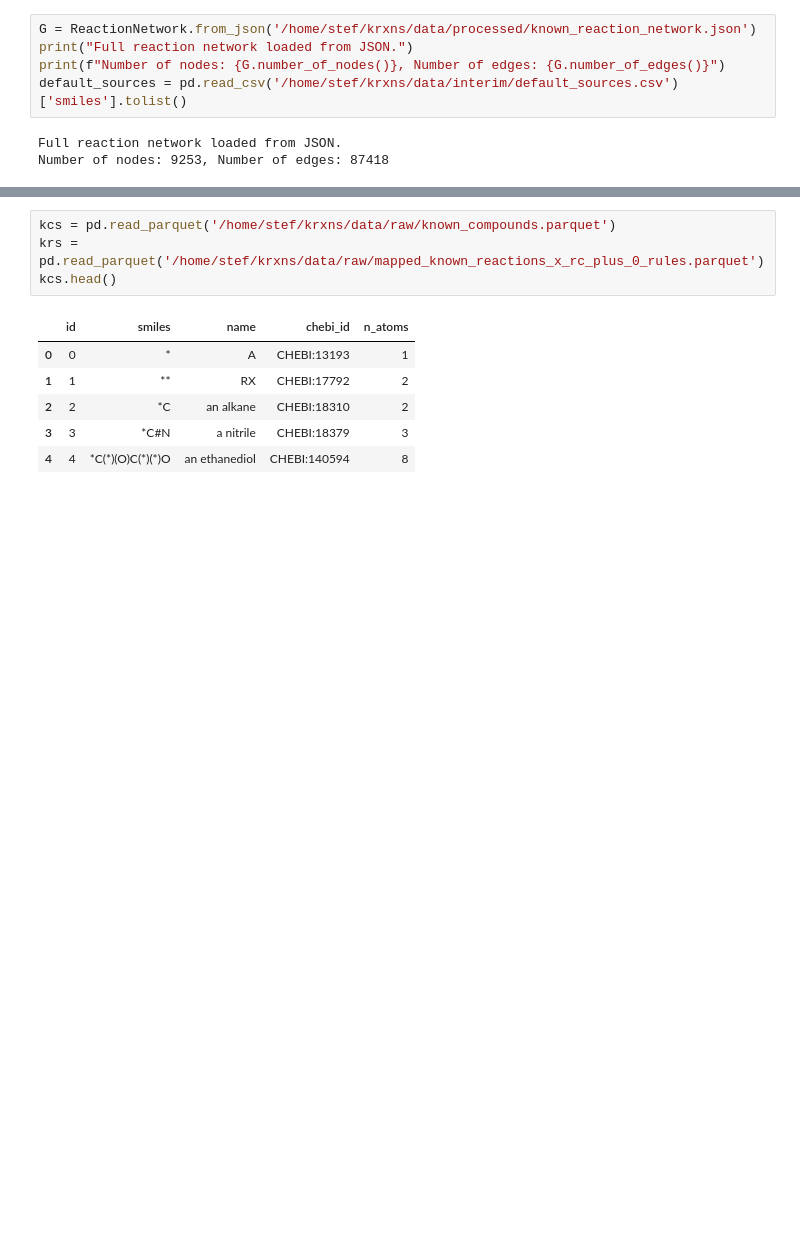
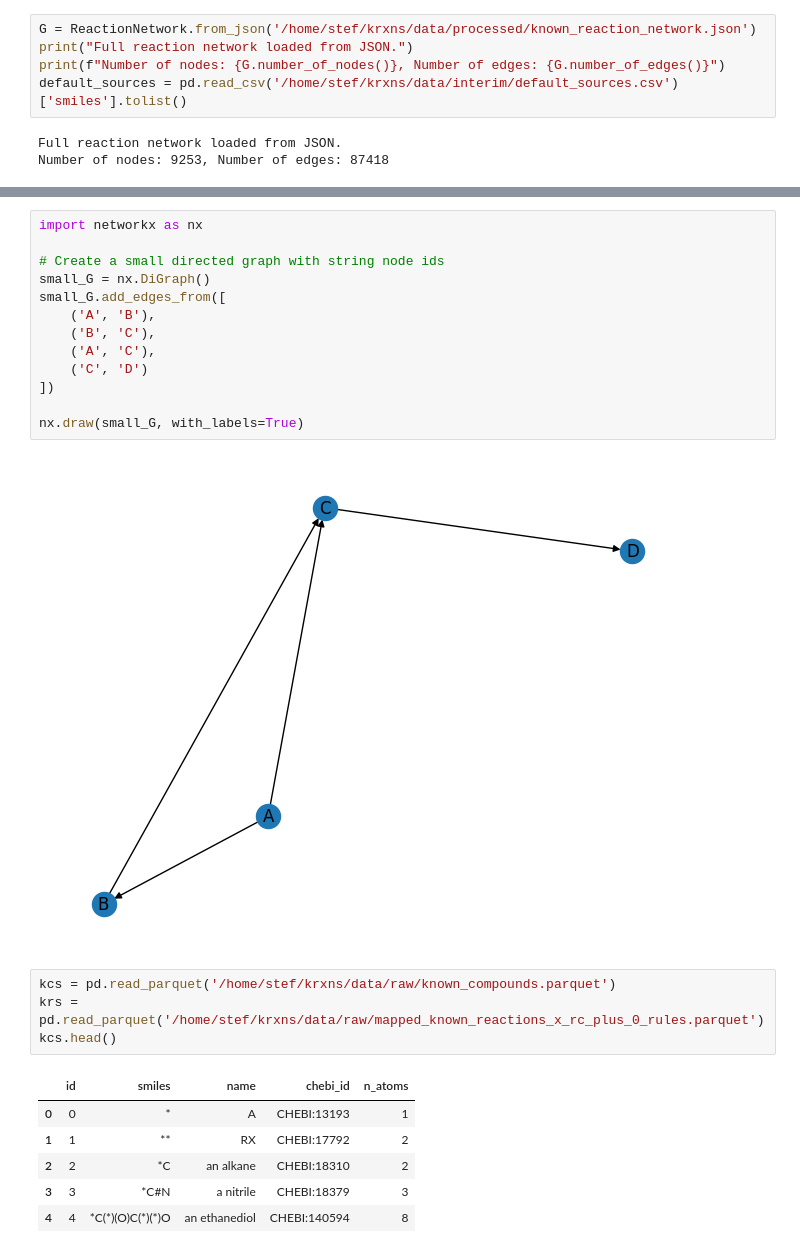
Before and after one commit to stefanpate/krxns, a Jupyter notebook: notebooks/test_tree_enumeration.ipynb, the cells around one changed output, grey strips where cells are left out. Saved outputs shown, nothing was run; the diff lists cells and outputs as text; blank space fills up the shorter version.

```diff
--- a/notebooks/test_tree_enumeration.ipynb
+++ b/notebooks/test_tree_enumeration.ipynb
@@ -23,3 +49,18 @@ Number of nodes: 9253, Number of edges: 87418
+# %%
+import networkx as nx
+
+# Create a small directed graph with string node ids
+small_G = nx.DiGraph()
+small_G.add_edges_from([
+    ('A', 'B'),
+    ('B', 'C'),
+    ('A', 'C'),
+    ('C', 'D')
+])
+
+nx.draw(small_G, with_labels=True)
+# %% [output]
+[figure, added]
 # %%
 kcs = pd.read_parquet('/home/stef/krxns/data/raw/known_compounds.parquet')
 krs = pd.read_parquet('/home/stef/krxns/data/raw/mapped_known_reactions_x_rc_plus_0_rules.parquet')
```
Also changed, not shown: parts of 2 cells of this notebook, 3 other files.
